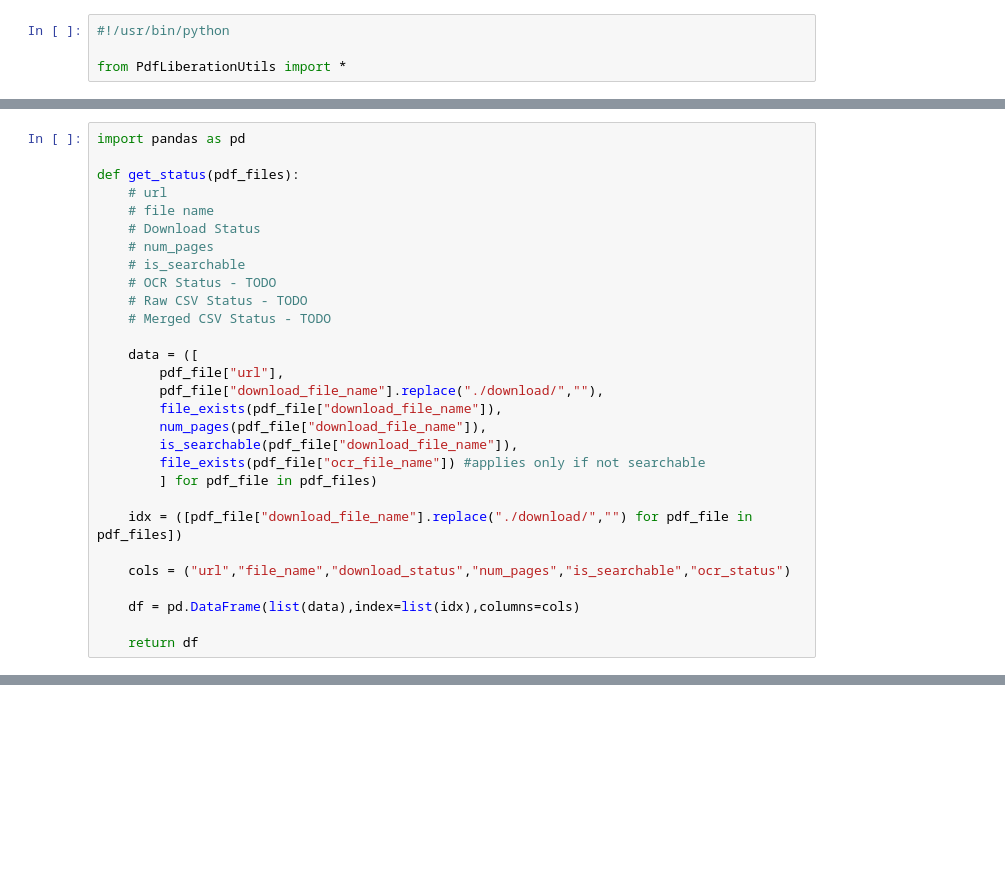
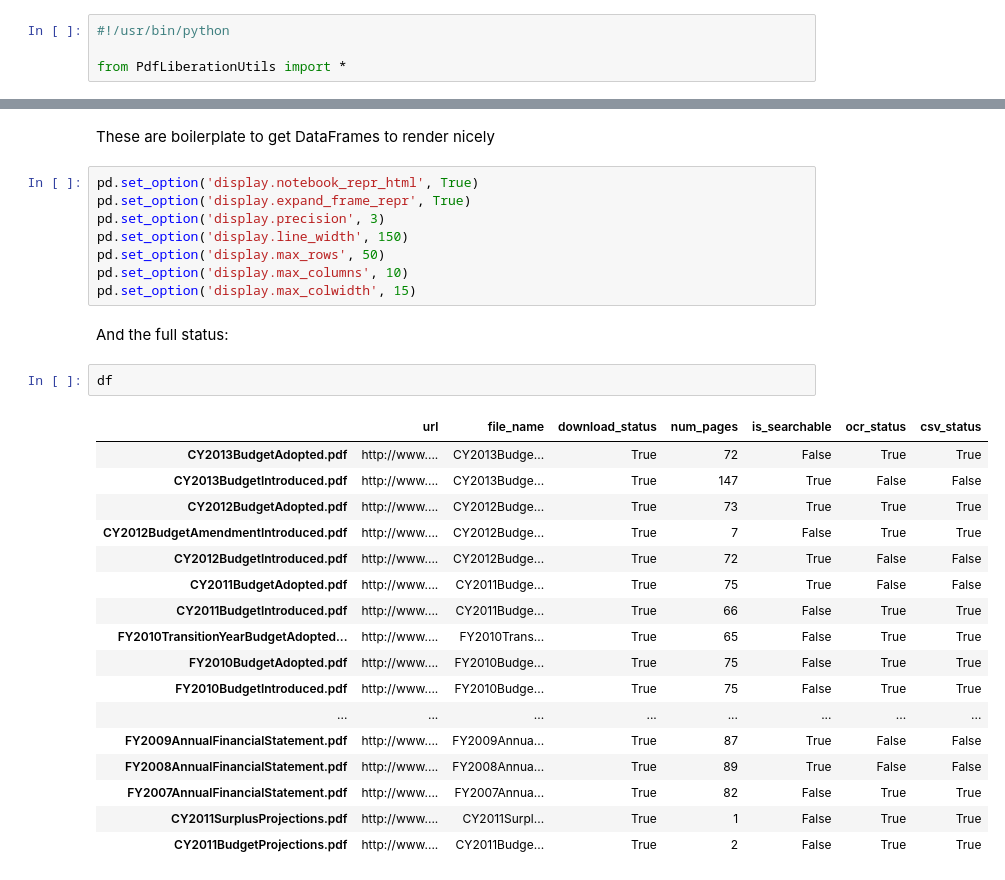
Before and after one commit to pdfliberation/Jersey-City-Budget-PDF-Liberation, a Jupyter notebook: PDFLiberation.ipynb, the cells around one changed output, grey strips where cells are left out. Cells and saved outputs as stored; diff of their text form; blank space fills up the shorter version.

Commit message:
added wrapper for csv conversion and status+analysis functions

```diff
--- a/PDFLiberation.ipynb
+++ b/PDFLiberation.ipynb
@@ -23,29 +37,0 @@ pdf_files = get_pdf_files(env)
-# %%
-import pandas as pd
-
-def get_status(pdf_files):
-    # url
-    # file name
-    # Download Status
-    # num_pages
-    # is_searchable
-    # OCR Status - TODO
-    # Raw CSV Status - TODO
-    # Merged CSV Status - TODO
-
-    data = ([
-        pdf_file["url"],
-        pdf_file["download_file_name"].replace("./download/",""),
-        file_exists(pdf_file["download_file_name"]),
-        num_pages(pdf_file["download_file_name"]),
-        is_searchable(pdf_file["download_file_name"]),
-        file_exists(pdf_file["ocr_file_name"]) #applies only if not searchable
-        ] for pdf_file in pdf_files)
-
-    idx = ([pdf_file["download_file_name"].replace("./download/","") for pdf_file in pdf_files])
-
-    cols = ("url","file_name","download_status","num_pages","is_searchable","ocr_status")
-
-    df = pd.DataFrame(list(data),index=list(idx),columns=cols)
-
-    return df
@@ -86,0 +77,32 @@ print df
+# %% [markdown]
+These are boilerplate to get DataFrames to render nicely
+# %%
+pd.set_option('display.notebook_repr_html', True)
+pd.set_option('display.expand_frame_repr', True)
+pd.set_option('display.precision', 3)
+pd.set_option('display.line_width', 150)
+pd.set_option('display.max_rows', 50)
+pd.set_option('display.max_columns', 10)
+pd.set_option('display.max_colwidth', 15)
+# %% [markdown]
+And the full status:
+# %%
+df
+# %% [output]
+|  | url | file_name | download_status | num_pages | is_searchable | ocr_status | csv_status |
+| CY2013BudgetAdopted.pdf | http://www.... | CY2013Budge... | True | 72 | False | True | True |
+| CY2013BudgetIntroduced.pdf | http://www.... | CY2013Budge... | True | 147 | True | False | False |
+| CY2012BudgetAdopted.pdf | http://www.... | CY2012Budge... | True | 73 | True | True | True |
+| CY2012BudgetAmendmentIntroduced.pdf | http://www.... | CY2012Budge... | True | 7 | False | True | True |
+| CY2012BudgetIntroduced.pdf | http://www.... | CY2012Budge... | True | 72 | True | False | False |
+| CY2011BudgetAdopted.pdf | http://www.... | CY2011Budge... | True | 75 | True | False | False |
+| CY2011BudgetIntroduced.pdf | http://www.... | CY2011Budge... | True | 66 | False | True | True |
+| FY2010TransitionYearBudgetAdopted... | http://www.... | FY2010Trans... | True | 65 | False | True | True |
+| FY2010BudgetAdopted.pdf | http://www.... | FY2010Budge... | True | 75 | False | True | True |
+| FY2010BudgetIntroduced.pdf | http://www.... | FY2010Budge... | True | 75 | False | True | True |
+| ... | ... | ... | ... | ... | ... | ... | ... |
+| FY2009AnnualFinancialStatement.pdf | http://www.... | FY2009Annua... | True | 87 | True | False | False |
+| FY2008AnnualFinancialStatement.pdf | http://www.... | FY2008Annua... | True | 89 | True | False | False |
+| FY2007AnnualFinancialStatement.pdf | http://www.... | FY2007Annua... | True | 82 | False | True | True |
+| CY2011SurplusProjections.pdf | http://www.... | CY2011Surpl... | True | 1 | False | True | True |
+| CY2011BudgetProjections.pdf | http://www.... | CY2011Budge... | True | 2 | False | True | True |
```
Also changed, not shown: parts of 55 cells of this notebook, 1 other file.
